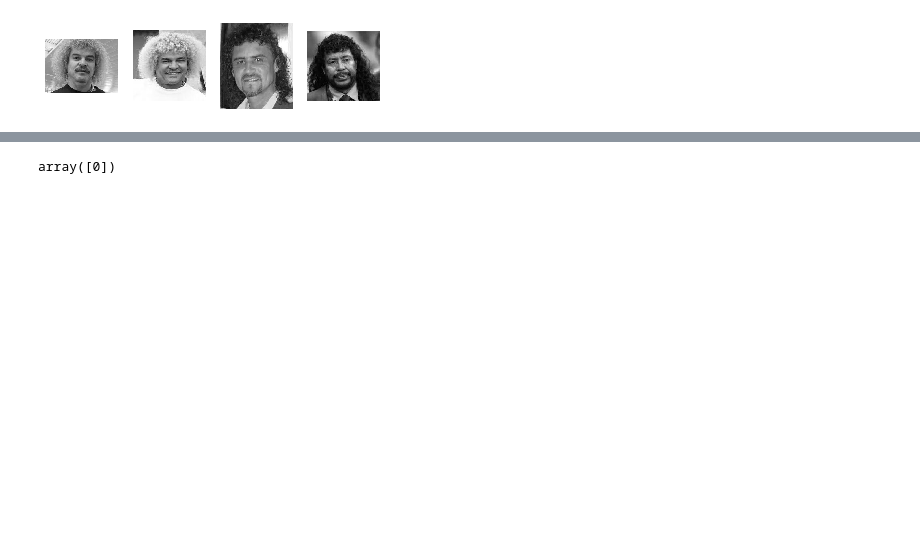
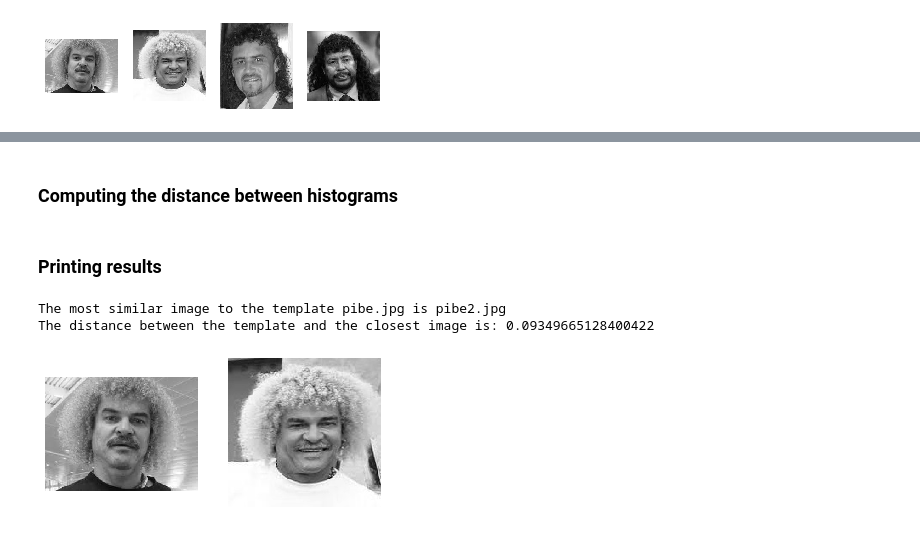
Before and after one commit to MikeS96/cv_dl, a Jupyter notebook: week2/S2L2_descriptors_binary.ipynb, the cells around one changed output, grey strips where cells are left out. Drawn from its saved outputs; the diff is of its cells as text; code cells hidden in the pictures; blank space fills up the shorter version.

```diff
--- a/week2/S2L2_descriptors_binary.ipynb
+++ b/week2/S2L2_descriptors_binary.ipynb
@@ -108,11 +131,42 @@ for img_i in [img1_g, img2_g, img3_g, img4_g]:
   norm_hist.append(curr_hist)
+# %%
+# List to map winner to answer (img)
+idx2photo = {0: 'pibe.jpg', 1: 'pibe2.jpg', 2: 'alvarez.jpg', 3: 'higuita.jpg'}
+# %% [markdown]
+### Computing the distance between histograms
 # %%
 # Use only after Pibe
 distancias_list = []
 for hist in norm_hist[1:]:
   dst = np.linalg.norm(hist - norm_hist[0])
   distancias_list.append(dst)
-# %%
-np.where(np.min(distancias_list)) # Este es el minimo
-# %% [output]
-array([0])
+# %%
+# Idx +1 as new list is norm_hist - 1
+min_idx, min_val = distancias_list.index(min(distancias_list)) + 1, min(distancias_list)
+# %% [markdown]
+### Printing results
+# %%
+# Printing results
+print('The most similar image to the template {} is {}'.format(idx2photo[0], idx2photo[min_idx]))
+print('The distance between the template and the closest image is: {}'.format(min_val))
+
+# Printing winners
+# Loading pibe.jpg
+imgt = imread(idx2photo[0])
+imgt_g = rgb2gray(imgt)
+# Loading pibe2.jpg
+imgw = imread(idx2photo[min_idx])
+imgw_g = rgb2gray(imgw)
+
+# Plotting images
+plt.subplot(121)
+plt.imshow(imgt_g, cmap = 'gray', interpolation = 'nearest')
+plt.axis('off')
+plt.subplot(122)
+plt.imshow(imgw_g, cmap = 'gray', interpolation = 'nearest')
+plt.axis('off')
+plt.show()
+# %% [output]
+The most similar image to the template pibe.jpg is pibe2.jpg
+The distance between the template and the closest image is: 0.09349665128400422
+[figure, added]
```
Also changed, not shown: parts of 16 cells of this notebook.
